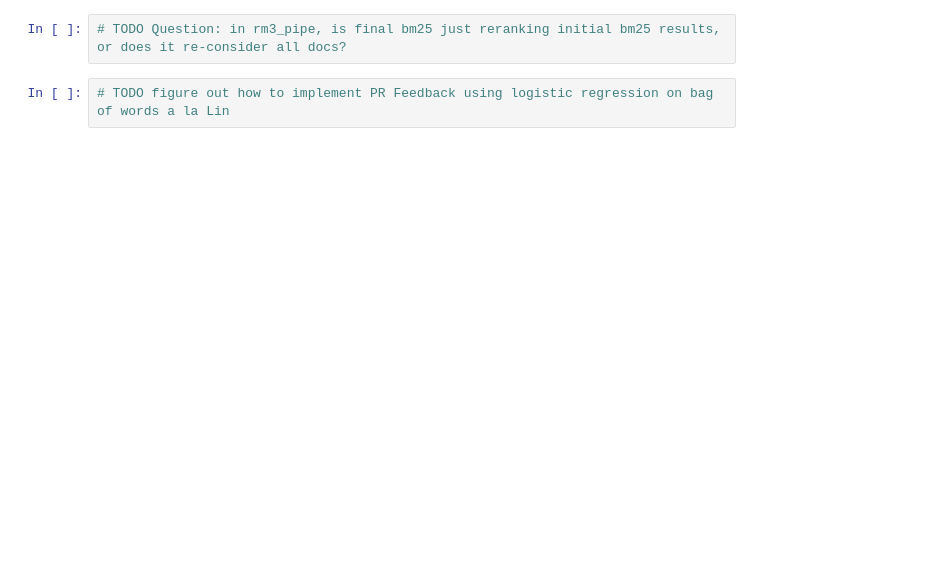
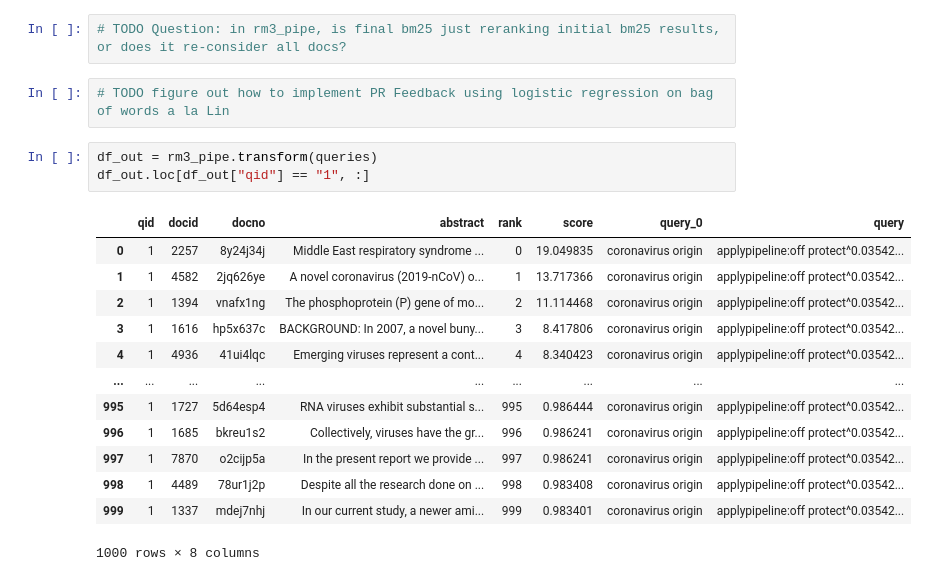
Before and after one commit to DayalStrub/ecir2021tutorial, a Jupyter notebook: other/2-simplest-thing-WIP.ipynb, the cells around one changed output. Saved outputs shown, nothing was run; the diff lists cells and outputs as text; blank space fills up the shorter version.

```diff
--- a/other/2-simplest-thing-WIP.ipynb
+++ b/other/2-simplest-thing-WIP.ipynb
@@ -48,6 +70,23 @@ rm3_pipe = bm25 >> rm3 >> bm25
 # TODO Question: in rm3_pipe, is final bm25 just reranking initial bm25 results, or does it re-consider all docs?
 # %%
 # TODO figure out how to implement PR Feedback using logistic regression on bag of words a la Lin
+# %%
+df_out = rm3_pipe.transform(queries)
+df_out.loc[df_out["qid"] == "1", :]
+# %% [output]
+|  | qid | docid | docno | abstract | rank | score | query_0 | query |
+| 0 | 1 | 2257 | 8y24j34j | Middle East respiratory syndrome ... | 0 | 19.049835 | coronavirus origin | applypipeline:off protect^0.03542... |
+| 1 | 1 | 4582 | 2jq626ye | A novel coronavirus (2019-nCoV) o... | 1 | 13.717366 | coronavirus origin | applypipeline:off protect^0.03542... |
+| 2 | 1 | 1394 | vnafx1ng | The phosphoprotein (P) gene of mo... | 2 | 11.114468 | coronavirus origin | applypipeline:off protect^0.03542... |
+| 3 | 1 | 1616 | hp5x637c | BACKGROUND: In 2007, a novel buny... | 3 | 8.417806 | coronavirus origin | applypipeline:off protect^0.03542... |
+| 4 | 1 | 4936 | 41ui4lqc | Emerging viruses represent a cont... | 4 | 8.340423 | coronavirus origin | applypipeline:off protect^0.03542... |
+| ... | ... | ... | ... | ... | ... | ... | ... | ... |
+| 995 | 1 | 1727 | 5d64esp4 | RNA viruses exhibit substantial s... | 995 | 0.986444 | coronavirus origin | applypipeline:off protect^0.03542... |
+| 996 | 1 | 1685 | bkreu1s2 | Collectively, viruses have the gr... | 996 | 0.986241 | coronavirus origin | applypipeline:off protect^0.03542... |
+| 997 | 1 | 7870 | o2cijp5a | In the present report we provide ... | 997 | 0.986241 | coronavirus origin | applypipeline:off protect^0.03542... |
+| 998 | 1 | 4489 | 78ur1j2p | Despite all the research done on ... | 998 | 0.983408 | coronavirus origin | applypipeline:off protect^0.03542... |
+| 999 | 1 | 1337 | mdej7nhj | In our current study, a newer ami... | 999 | 0.983401 | coronavirus origin | applypipeline:off protect^0.03542... |
+1000 rows × 8 columns
 # %%
 # NOTE indeed/actually a function
 pt.Experiment(
```
Also changed, not shown: parts of 10 cells of this notebook.
